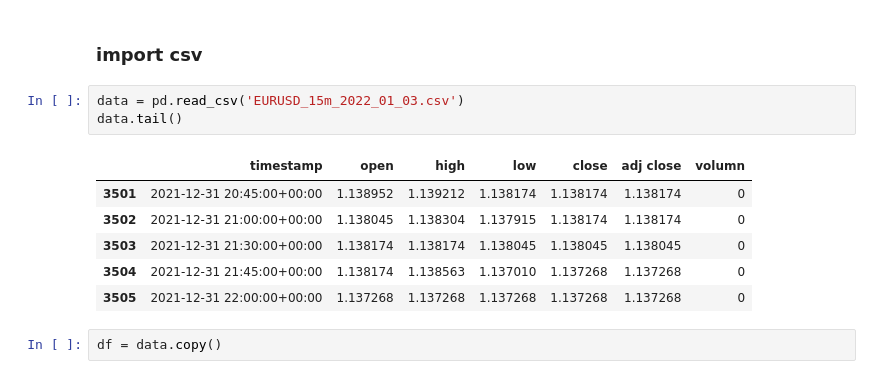
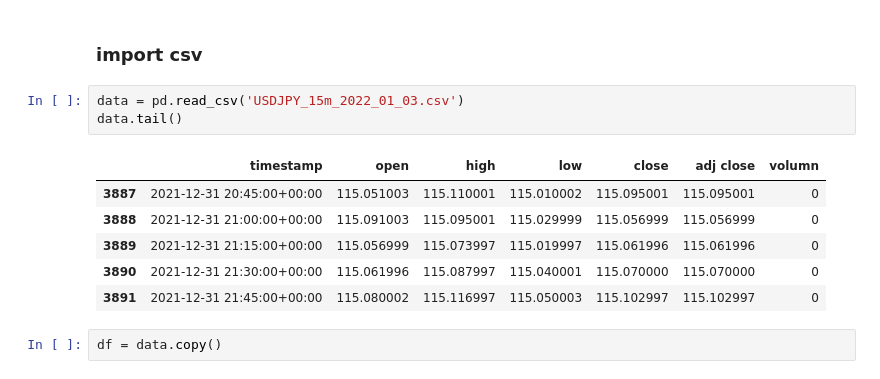
Before and after one commit to phongyanon/PythonInvestment, a Jupyter notebook: MyStrategy/EMA_3_lines.ipynb, the cells around one changed output. Cells and saved outputs as stored; diff of their text form.

```diff
--- a/MyStrategy/EMA_3_lines.ipynb
+++ b/MyStrategy/EMA_3_lines.ipynb
@@ -11,15 +11,15 @@ import mplfinance as mpf
 # %% [markdown]
 ### import csv
 # %%
-data = pd.read_csv('EURUSD_15m_2022_01_03.csv')
+data = pd.read_csv('USDJPY_15m_2022_01_03.csv')
 data.tail()
 # %% [output]
 |  | timestamp | open | high | low | close | adj close | volumn |
-| 3501 | 2021-12-31 20:45:00+00:00 | 1.138952 | 1.139212 | 1.138174 | 1.138174 | 1.138174 | 0 |
-| 3502 | 2021-12-31 21:00:00+00:00 | 1.138045 | 1.138304 | 1.137915 | 1.138174 | 1.138174 | 0 |
-| 3503 | 2021-12-31 21:30:00+00:00 | 1.138174 | 1.138174 | 1.138045 | 1.138045 | 1.138045 | 0 |
-| 3504 | 2021-12-31 21:45:00+00:00 | 1.138174 | 1.138563 | 1.137010 | 1.137268 | 1.137268 | 0 |
-| 3505 | 2021-12-31 22:00:00+00:00 | 1.137268 | 1.137268 | 1.137268 | 1.137268 | 1.137268 | 0 |
+| 3887 | 2021-12-31 20:45:00+00:00 | 115.051003 | 115.110001 | 115.010002 | 115.095001 | 115.095001 | 0 |
+| 3888 | 2021-12-31 21:00:00+00:00 | 115.091003 | 115.095001 | 115.029999 | 115.056999 | 115.056999 | 0 |
+| 3889 | 2021-12-31 21:15:00+00:00 | 115.056999 | 115.073997 | 115.019997 | 115.061996 | 115.061996 | 0 |
+| 3890 | 2021-12-31 21:30:00+00:00 | 115.061996 | 115.087997 | 115.040001 | 115.070000 | 115.070000 | 0 |
+| 3891 | 2021-12-31 21:45:00+00:00 | 115.080002 | 115.116997 | 115.050003 | 115.102997 | 115.102997 | 0 |
 # %%
 df = data.copy()
 # %% [markdown]
```
Also changed, not shown: parts of 4 cells of this notebook, 1 other file.
